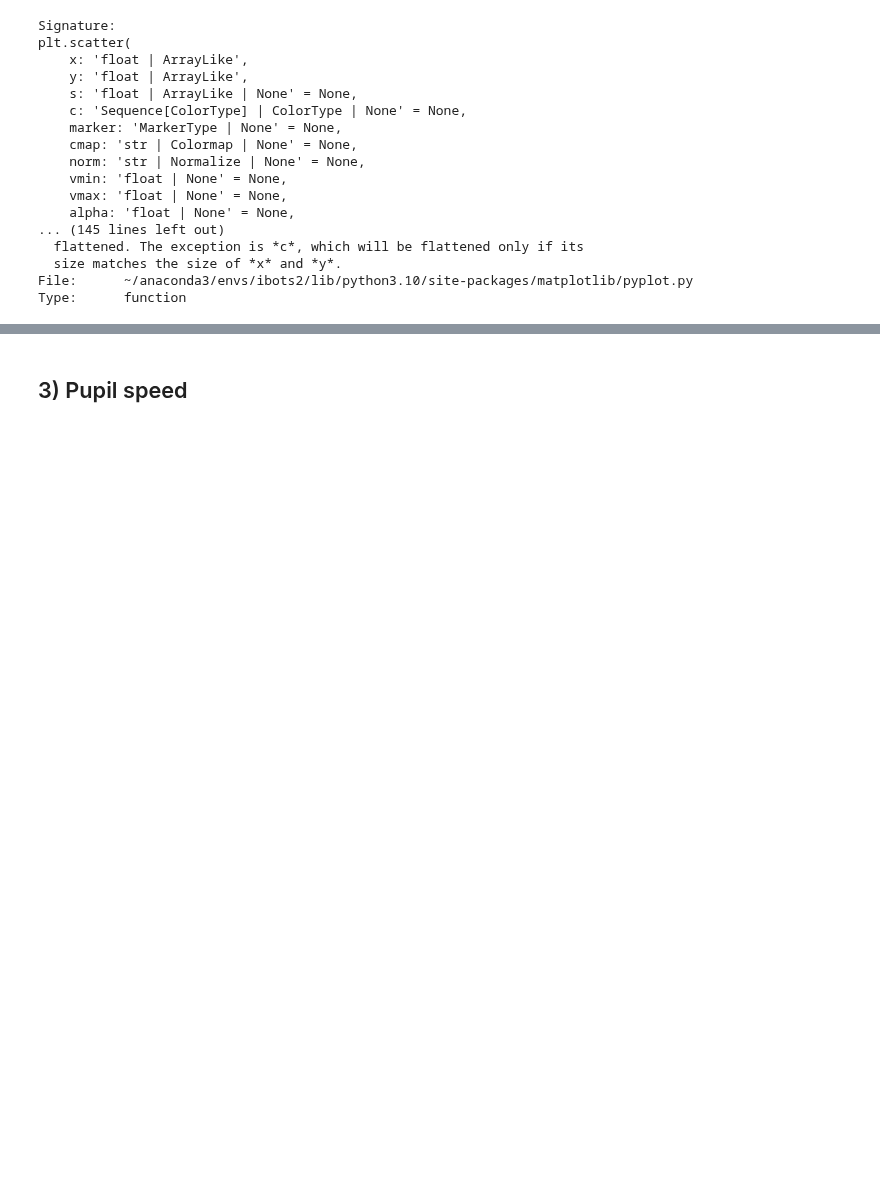
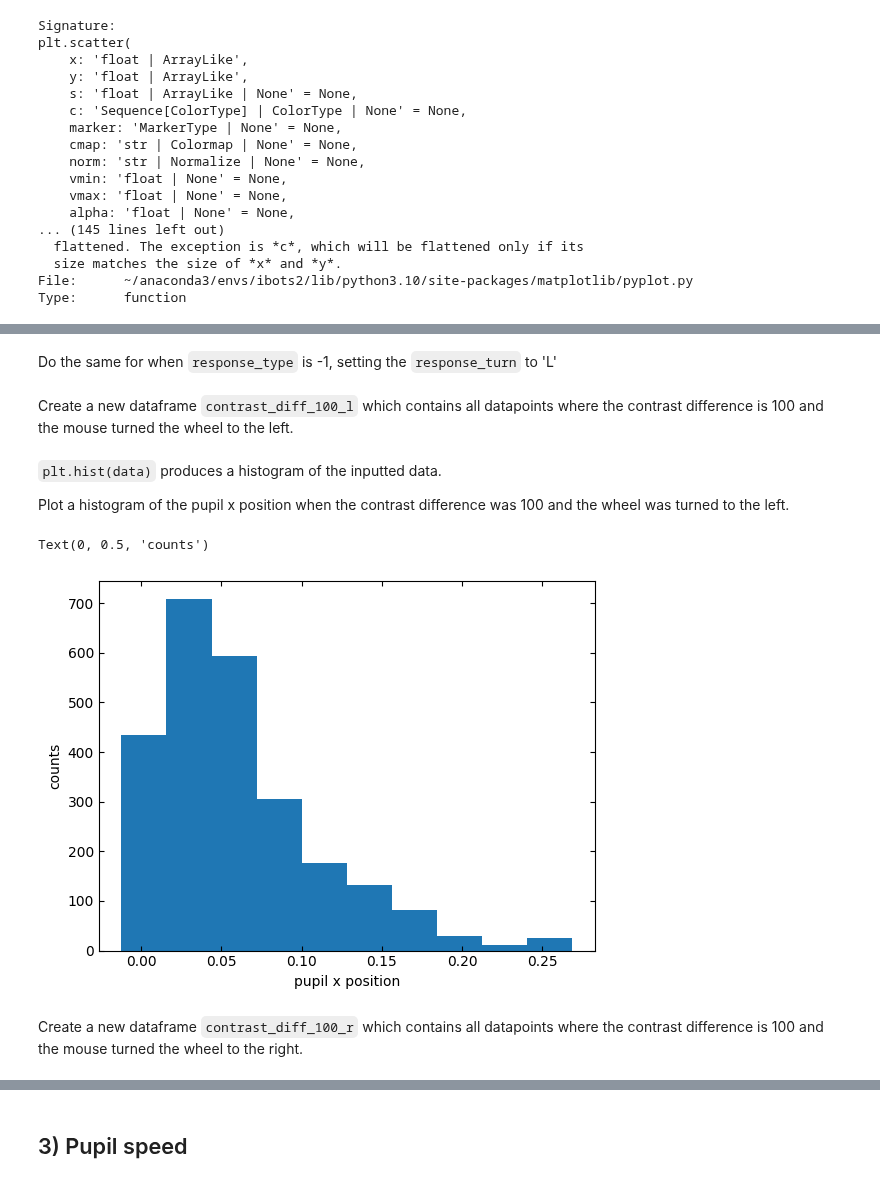
Before and after one commit to ibehave-ibots/iBOTS-Tools, a Jupyter notebook: workshops/python-workshop-1/exercises/ben/Day2-pupil-with-solns.ipynb, the cells around one changed output, grey strips where cells are left out. Cells and saved outputs as stored; diff of their text form; code cells hidden in the pictures; blank space fills up the shorter version.

```diff
--- a/workshops/python-workshop-1/exercises/ben/Day2-pupil-with-solns.ipynb
+++ b/workshops/python-workshop-1/exercises/ben/Day2-pupil-with-solns.ipynb
@@ -74,0 +106,2 @@ Text(0, 0.5, 'pupil y position')
+# %%
+df['contrast_difference'] = (df.contrast_left - df.contrast_right).abs()
@@ -74,0 +126,24 @@ Text(0, 0.5, 'pupil y position')
+# %%
+df.response_type = 'No'
+df.loc[(df['response_type'] == 1) , 'response_turn'] = 'R'
+# %% [markdown]
+Do the same for when `response_type` is -1, setting the `response_turn` to 'L'
+# %%
+df.loc[(df['response_type'] == -1) , 'response_turn'] = 'L'
+# %% [markdown]
+Create a new dataframe `contrast_diff_100_l` which contains all datapoints where the contrast difference is 100 and the mouse turned the wheel to the left.
+# %%
+contrast_diff_100_df_l = df[(df['contrast_diff']==100) & (df['response_turn']=='L')]
+# %% [markdown]
+`plt.hist(data)` produces a histogram of the inputted data.
+
+Plot a histogram of the pupil x position when the contrast difference was 100 and the wheel was turned to the left.
+# %%
+plt.hist(contrast_diff_100_df_l.pupil_x)
+plt.xlabel('pupil x position')
+plt.ylabel('counts')
+# %% [output]
+Text(0, 0.5, 'counts')
+[figure, added]
+# %% [markdown]
+Create a new dataframe `contrast_diff_100_r` which contains all datapoints where the contrast difference is 100 and the mouse turned the wheel to the right.
```
Also changed, not shown: parts of 40 cells of this notebook, 1 other file.
